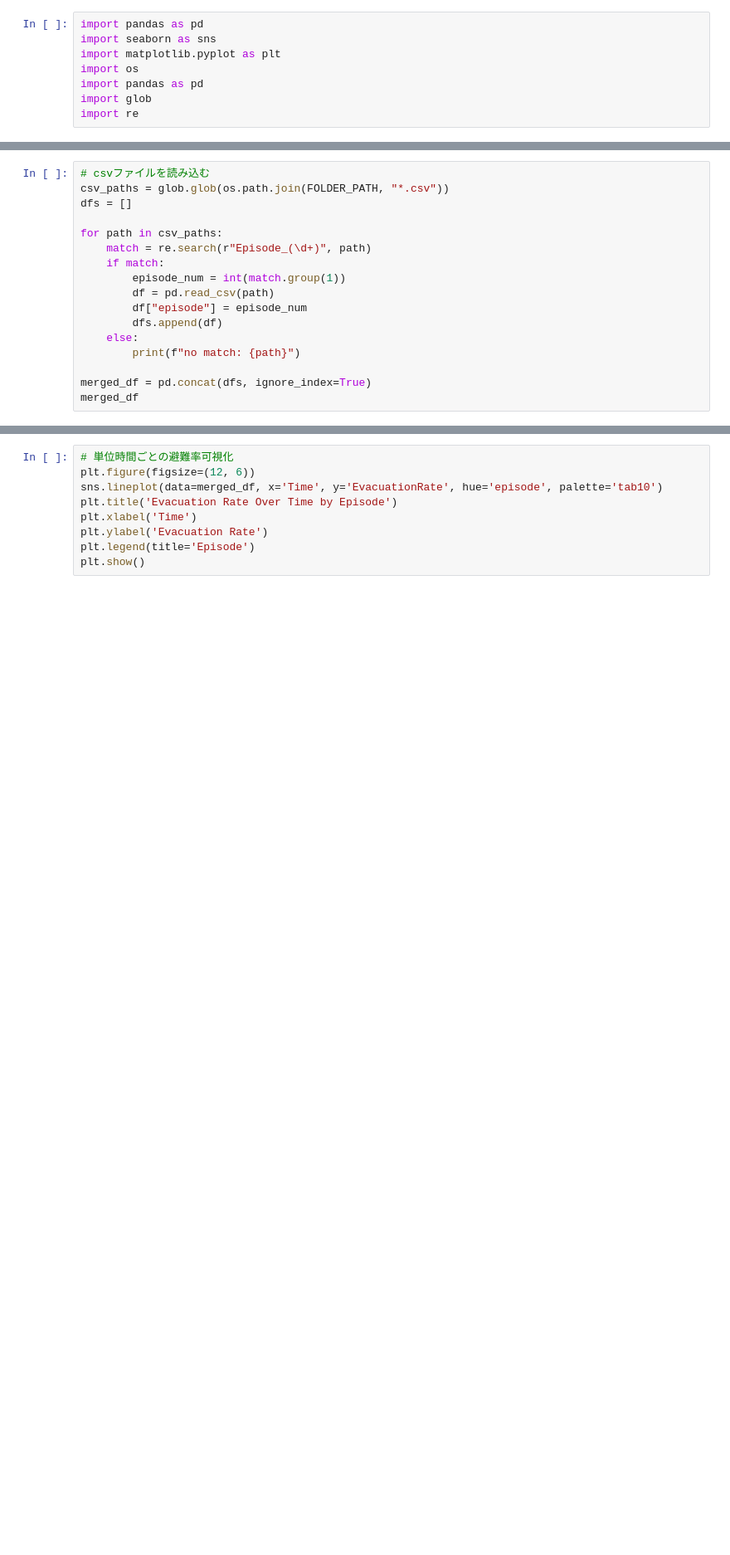
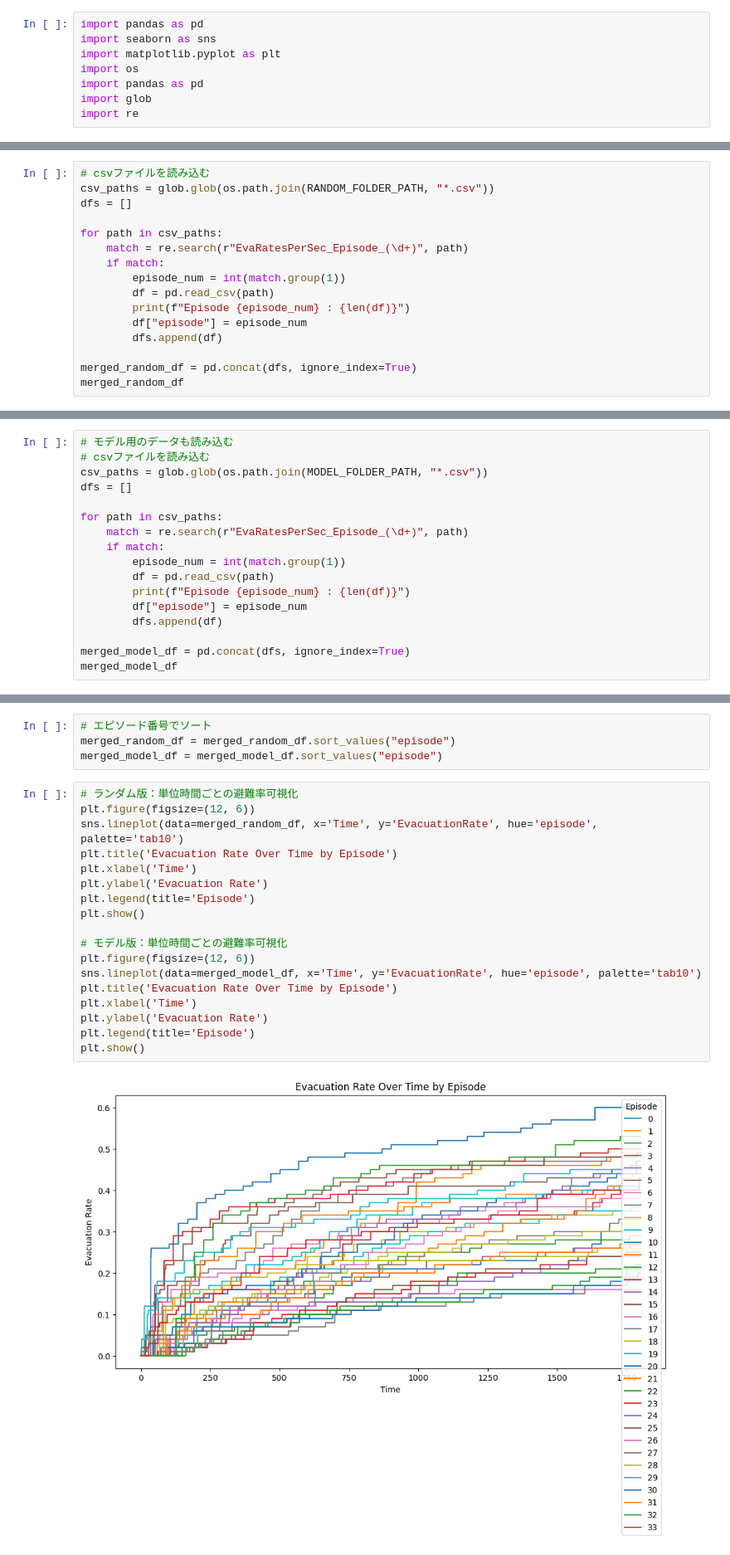
Before and after one commit to Rikkyo-MiyayuLab/PLATEAU-Tutorial, a Jupyter notebook: src/plateau_tutorial/graph.ipynb, the cells around one changed output, grey strips where cells are left out. Shown at 83% size. Cells and saved outputs as stored; diff of their text form; blank space fills up the shorter version.

```diff
--- a/src/plateau_tutorial/graph.ipynb
+++ b/src/plateau_tutorial/graph.ipynb
@@ -12,17 +13,16 @@ FOLDER_PATH = "../../PLATEAUTutorial/Assets/2025_01_29-19_55_38"
 # %%
 # csvファイルを読み込む
-csv_paths = glob.glob(os.path.join(FOLDER_PATH, "*.csv"))
+csv_paths = glob.glob(os.path.join(RANDOM_FOLDER_PATH, "*.csv"))
 dfs = []
 
 for path in csv_paths:
-    match = re.search(r"Episode_(\d+)", path)
+    match = re.search(r"EvaRatesPerSec_Episode_(\d+)", path)
     if match:
         episode_num = int(match.group(1))
         df = pd.read_csv(path)
+        print(f"Episode {episode_num} : {len(df)}")
         df["episode"] = episode_num
         dfs.append(df)
-    else:
-        print(f"no match: {path}")
 
-merged_df = pd.concat(dfs, ignore_index=True)
-merged_df
+merged_random_df = pd.concat(dfs, ignore_index=True)
+merged_random_df
@@ -28,0 +60,17 @@ merged_df
+# %%
+# モデル用のデータも読み込む
+# csvファイルを読み込む
+csv_paths = glob.glob(os.path.join(MODEL_FOLDER_PATH, "*.csv"))
+dfs = []
+
+for path in csv_paths:
+    match = re.search(r"EvaRatesPerSec_Episode_(\d+)", path)
+    if match:
+        episode_num = int(match.group(1))
+        df = pd.read_csv(path)
+        print(f"Episode {episode_num} : {len(df)}")
+        df["episode"] = episode_num
+        dfs.append(df)
+
+merged_model_df = pd.concat(dfs, ignore_index=True)
+merged_model_df
@@ -29,9 +108,24 @@ merged_df
+# %%
+# エピソード番号でソート
+merged_random_df = merged_random_df.sort_values("episode")
+merged_model_df = merged_model_df.sort_values("episode")
 # %%
-# 単位時間ごとの避難率可視化
+# ランダム版：単位時間ごとの避難率可視化
 plt.figure(figsize=(12, 6))
-sns.lineplot(data=merged_df, x='Time', y='EvacuationRate', hue='episode', palette='tab10')
+sns.lineplot(data=merged_random_df, x='Time', y='EvacuationRate', hue='episode', palette='tab10')
 plt.title('Evacuation Rate Over Time by Episode')
 plt.xlabel('Time')
 plt.ylabel('Evacuation Rate')
 plt.legend(title='Episode')
 plt.show()
+
+# モデル版：単位時間ごとの避難率可視化
+plt.figure(figsize=(12, 6))
+sns.lineplot(data=merged_model_df, x='Time', y='EvacuationRate', hue='episode', palette='tab10')
+plt.title('Evacuation Rate Over Time by Episode')
+plt.xlabel('Time')
+plt.ylabel('Evacuation Rate')
+plt.legend(title='Episode')
+plt.show()
+# %% [output]
+[figure, added]
```
Also changed, not shown: parts of 9 cells of this notebook, 6 other files.
